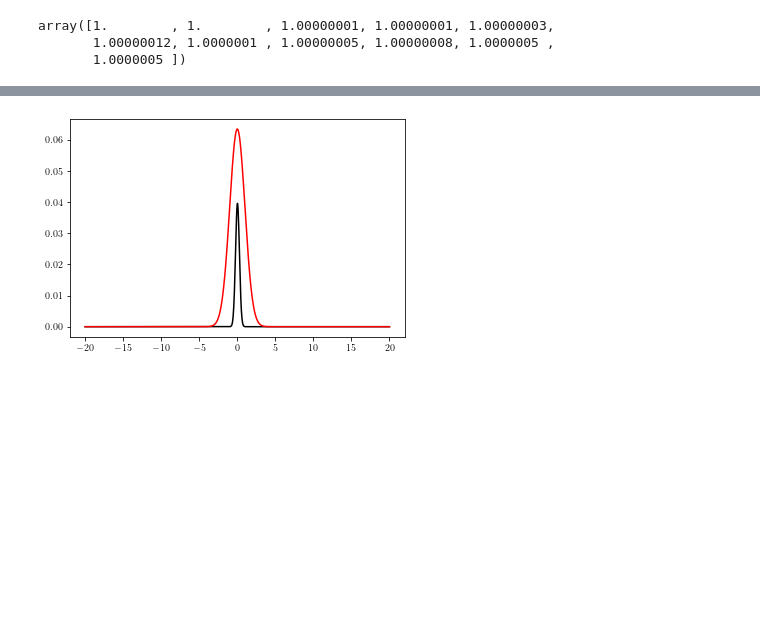
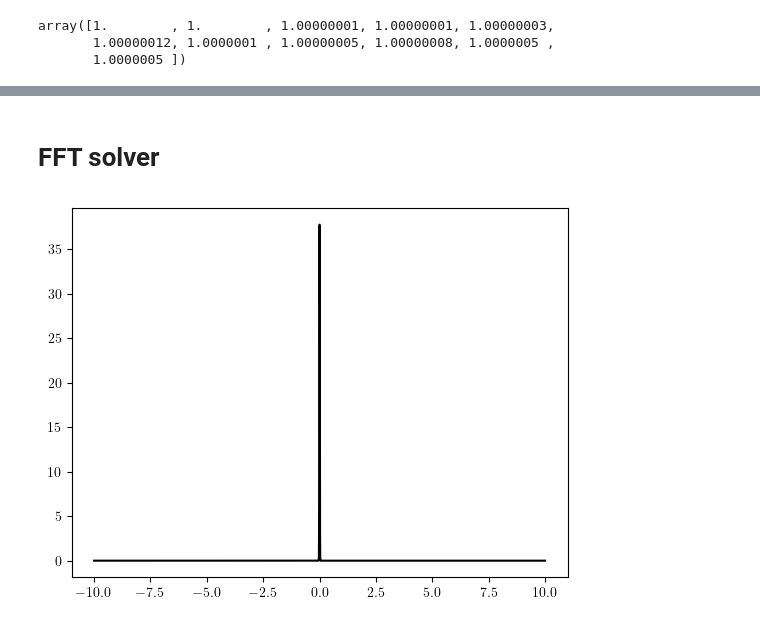
Before and after one commit to rwhitehill/CP-PHYS811-F24, a Jupyter notebook: Final/main.ipynb, the cells around one changed output, grey strips where cells are left out. Drawn from its saved outputs; the diff is of its cells as text; code cells hidden in the pictures; blank space fills up the shorter version.

```diff
--- a/Final/main.ipynb
+++ b/Final/main.ipynb
@@ -80,13 +77,22 @@ plt.show()
-# %%
-x = np.linspace(-20,20,1000)
-psi = gauss_psi(x,0,a=1)
-phi = np.fft.fftshift(np.fft.fft(psi))
+# %% [markdown]
+# FFT solver
+# %%
+def f(x,sig=1):
+    return np.exp(-x**2/2/sig**2)/np.sqrt(2*np.pi*sig**2)
+
+def F(k,sig=1):
+    return np.exp(-k**2*sig**2/2)
+# %%
+x   = np.linspace(-10,10,3000)
+dx  = x[1] - x[0]
+f_  = f(x,sig=0.01)
+
+k   = np.fft.fftfreq(x.size)*2*np.pi/dx
+f_t = dx*np.exp(-complex(0,1)*k*x[0])*np.fft.fft(f_)
+f_t,k = np.fft.fftshift(f_t),np.fft.fftshift(k)
 # %%
-plt.plot(x,np.abs(phi)**2/(2*np.pi)**2/x.shape[0],'k-')
-
-temp = (2/np.pi)**(1/4)*np.exp(-x**2/4)/np.sqrt(4*np.pi)
-plt.plot(x,temp**2,'r-')
+plt.plot(x,f_,'k-')
 
 plt.show()
 # %% [output]
-[figure, old version]
+[figure, new version]
```
Also changed, not shown: parts of 4 cells of this notebook, 8 other files.
